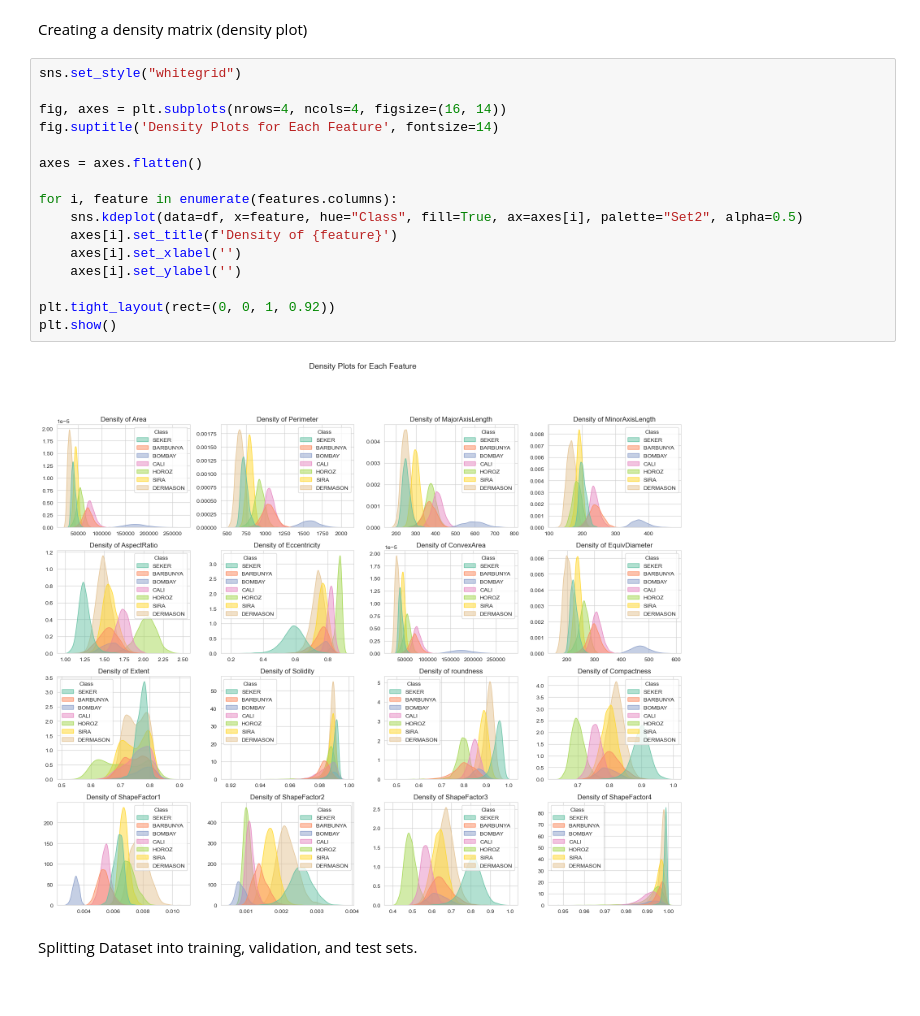
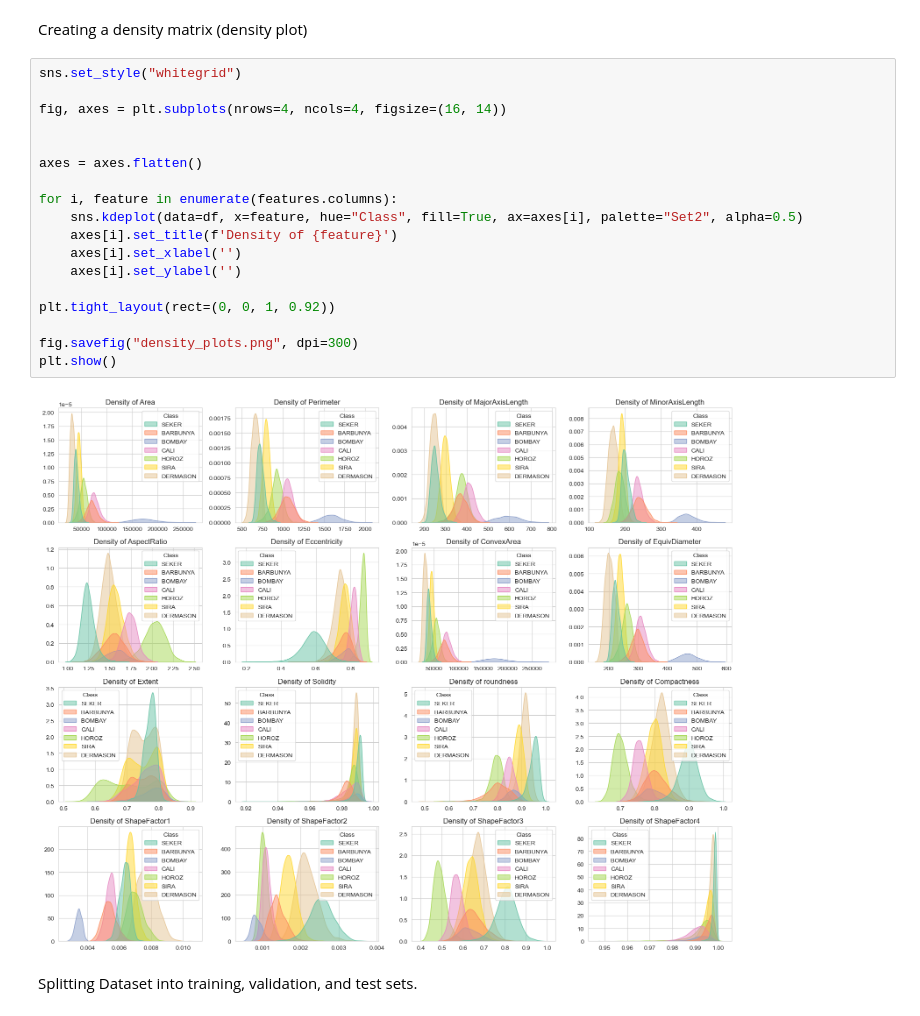
Before and after one commit to MaxNoLV/ml_pa_project, a Jupyter notebook: beans_class_project.ipynb, the cells around one changed output. Drawn from its saved outputs; the diff is of its cells as text.

```diff
--- a/beans_class_project.ipynb
+++ b/beans_class_project.ipynb
@@ -115,21 +129,23 @@ Creating a density matrix (density plot)
 # %%
 sns.set_style("whitegrid")
 
 fig, axes = plt.subplots(nrows=4, ncols=4, figsize=(16, 14))
-fig.suptitle('Density Plots for Each Feature', fontsize=14)
+
 
 axes = axes.flatten()
 
 for i, feature in enumerate(features.columns):
     sns.kdeplot(data=df, x=feature, hue="Class", fill=True, ax=axes[i], palette="Set2", alpha=0.5)
     axes[i].set_title(f'Density of {feature}')
     axes[i].set_xlabel('')
     axes[i].set_ylabel('')
 
 plt.tight_layout(rect=(0, 0, 1, 0.92))
+
+fig.savefig("density_plots.png", dpi=300)
 plt.show()
 # %% [output]
-[figure, old version]
+[figure, new version]
 # %% [markdown]
 Splitting Dataset into training, validation, and test sets.
 # %%
```
Also changed, not shown: parts of 2 cells of this notebook.
